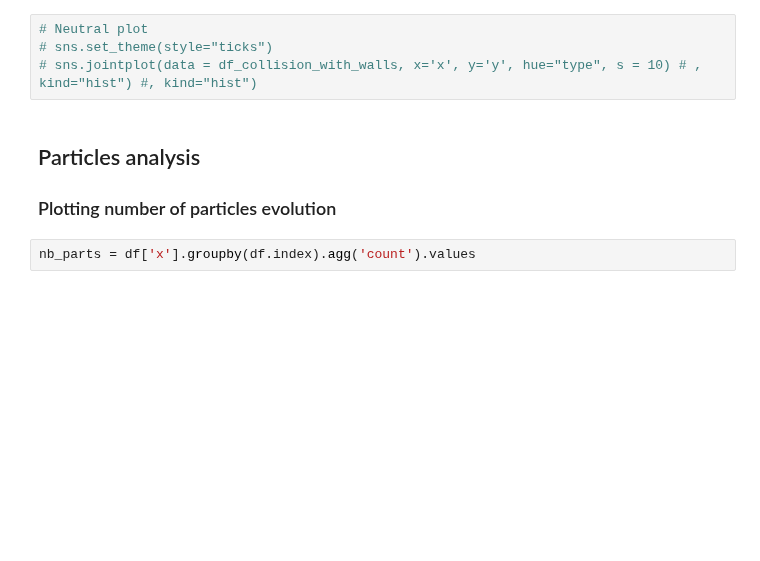
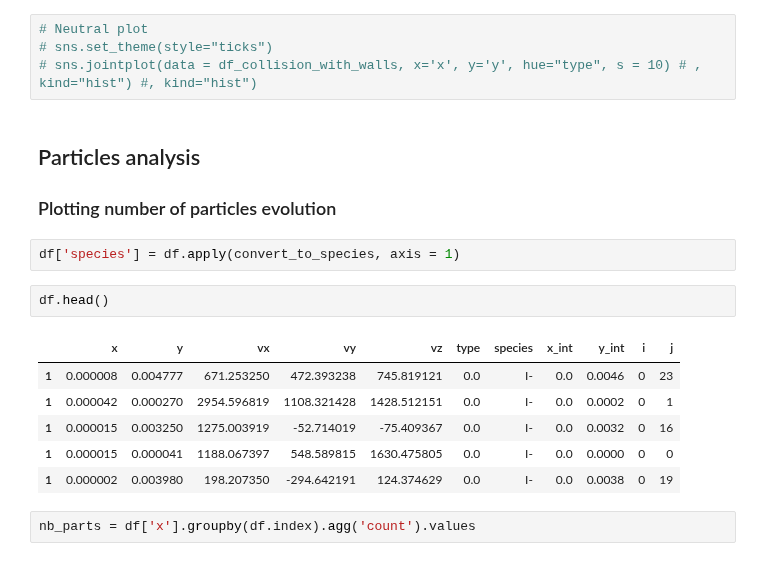
Before and after one commit to Quettle/lppydsmc, a Jupyter notebook: analysis_neutralization.ipynb, the cells around one changed output. Saved outputs shown, nothing was run; the diff lists cells and outputs as text; blank space fills up the shorter version.

```diff
--- a/analysis_neutralization.ipynb
+++ b/analysis_neutralization.ipynb
@@ -298,6 +323,17 @@ Canvas(toolbar=Toolbar(toolitems=[('Home', 'Reset original view', 'home', 'home'
 # %% [markdown]
 ## Particles analysis
 ### Plotting number of particles evolution
+# %%
+df['species'] = df.apply(convert_to_species, axis = 1)
+# %%
+df.head()
+# %% [output]
+|  | x | y | vx | vy | vz | type | species | x_int | y_int | i | j |
+| 1 | 0.000008 | 0.004777 | 671.253250 | 472.393238 | 745.819121 | 0.0 | I- | 0.0 | 0.0046 | 0 | 23 |
+| 1 | 0.000042 | 0.000270 | 2954.596819 | 1108.321428 | 1428.512151 | 0.0 | I- | 0.0 | 0.0002 | 0 | 1 |
+| 1 | 0.000015 | 0.003250 | 1275.003919 | -52.714019 | -75.409367 | 0.0 | I- | 0.0 | 0.0032 | 0 | 16 |
+| 1 | 0.000015 | 0.000041 | 1188.067397 | 548.589815 | 1630.475805 | 0.0 | I- | 0.0 | 0.0000 | 0 | 0 |
+| 1 | 0.000002 | 0.003980 | 198.207350 | -294.642191 | 124.374629 | 0.0 | I- | 0.0 | 0.0038 | 0 | 19 |
 # %%
 nb_parts = df['x'].groupby(df.index).agg('count').values
 # %%
```
Also changed, not shown: parts of 29 cells of this notebook, 2 other files.
